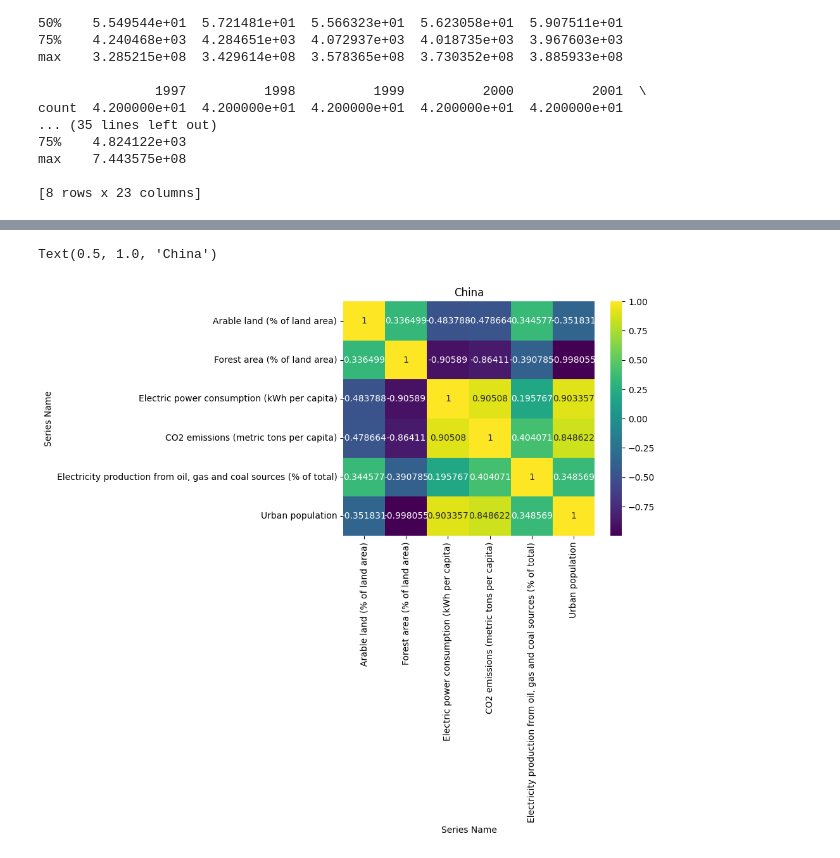
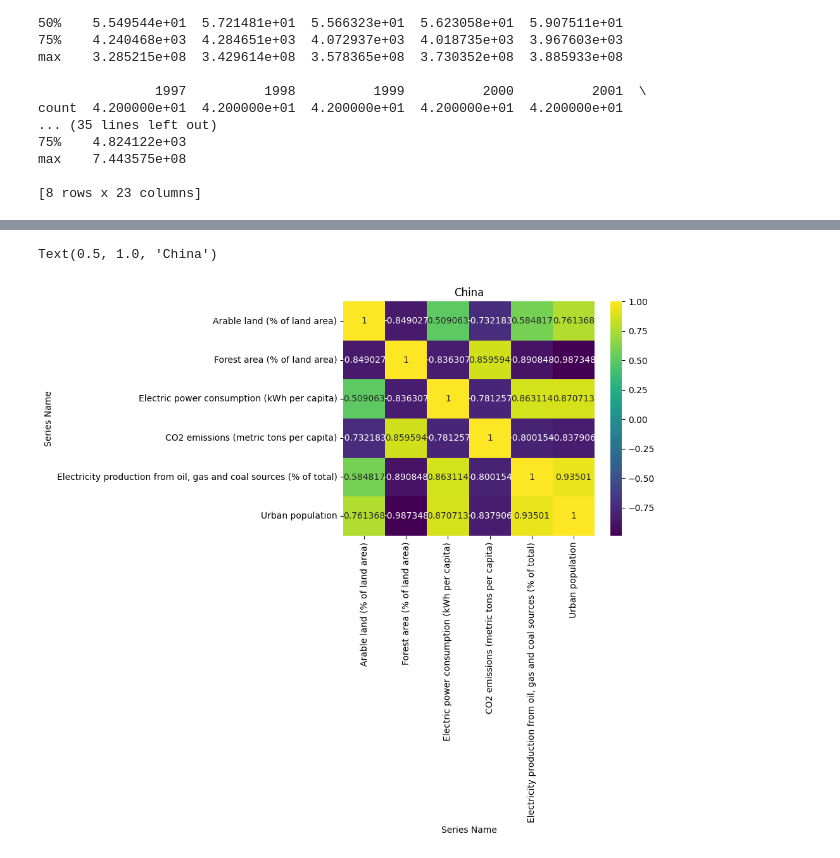
Before and after one commit to mansoorkashif1997/ADS1-assignment2, a Jupyter notebook: function.ipynb, the cells around one changed output, grey strips where cells are left out. Saved outputs shown, nothing was run; the diff lists cells and outputs as text; code cells hidden in the pictures.

```diff
--- a/function.ipynb
+++ b/function.ipynb
@@ -99,12 +106,12 @@ Text(0.5, 1.0, 'Urban population')
 # %%
-# Filter the data for the selected country
-df_yearrset = df_years.reset_index('Country Name')
-country_data = df_yearrset.loc[(df_yearrset['Country Name'] == 'Pakistan')]
+
+df_yearrset1 = df_years.reset_index('Country Name')
+country_data = df_yearrset1.loc[(df_yearrset['Country Name'] == 'Nigeria')]
 country_data =country_data.iloc[:,1:]
 heatmap_data = country_data.T.corr()
 sns.heatmap(heatmap_data, annot=True, cmap='viridis', fmt='g')
 plt.title('China')
 # %% [output]
 Text(0.5, 1.0, 'China')
-[figure, old version]
+[figure, new version]
 # %%
```
Also changed, not shown: parts of 4 cells of this notebook.
